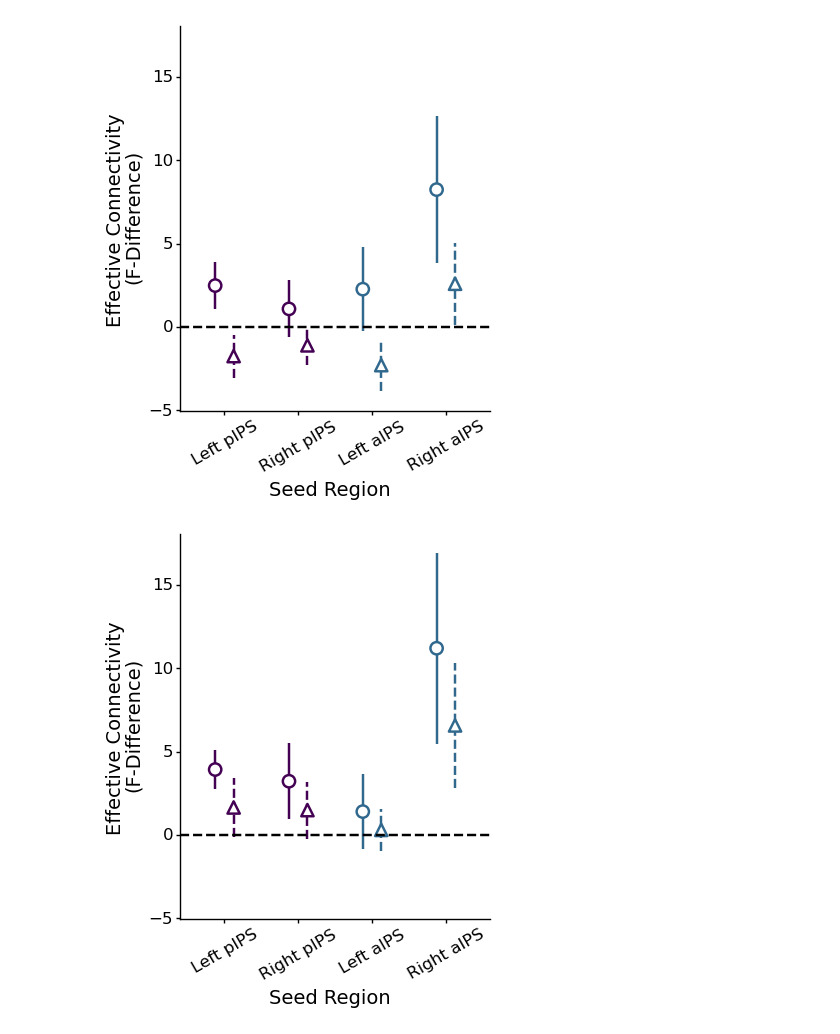
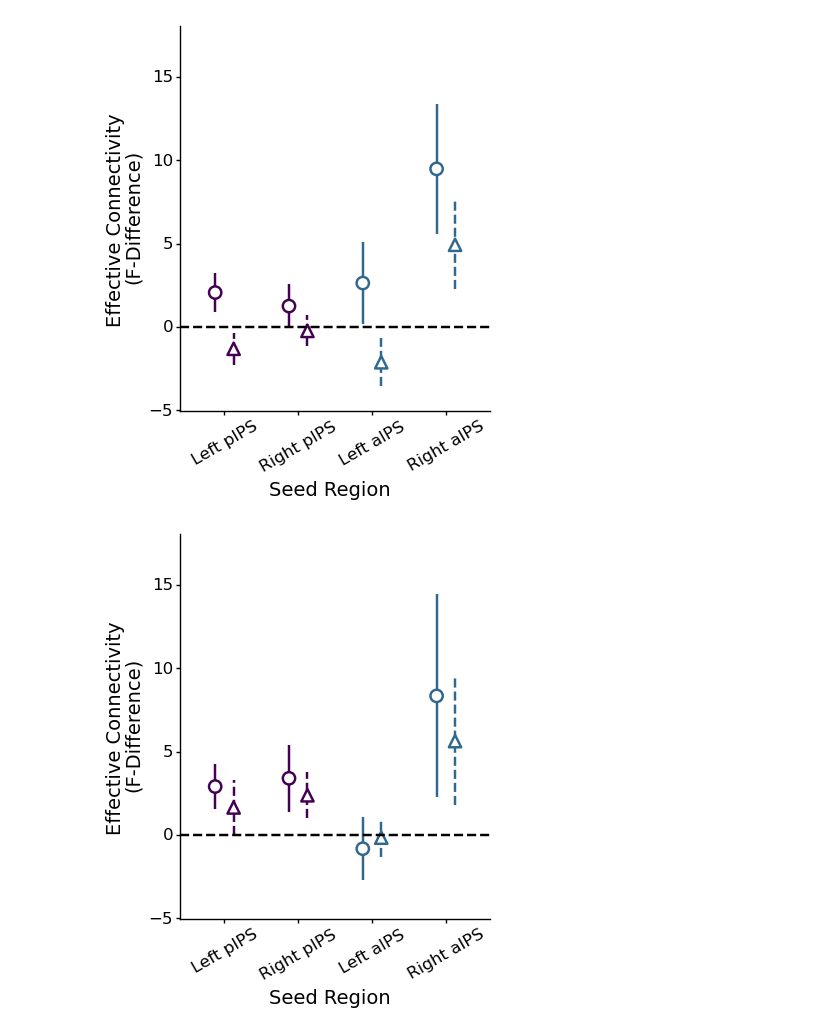
Before and after one commit to vayzenb/docnet, a Jupyter notebook: fmri/exp1_create_figures.ipynb, the cells around one changed output. Drawn from its saved outputs; the diff is of its cells as text; code cells hidden in the pictures.

Commit message:
added supplemental results

```diff
--- a/fmri/exp1_create_figures.ipynb
+++ b/fmri/exp1_create_figures.ipynb
@@ -11,7 +11,7 @@ import pdb
 import os
 # %%
 study = "spaceloc"
-subj_list = list(range(1001, 1013)) + list(2013,2018)
+subj_list = list(range(1001, 1013)) + list(range(2013,2019))
 study_dir = f"/lab_data/behrmannlab/vlad/{study}"
 fig_dir = f'/user_data/vayzenbe/GitHub_Repos/docnet/figures'
 results_dir = f'/user_data/vayzenbe/GitHub_Repos/docnet/results'
@@ -114,0 +117,36 @@ for rr in ventral_rois:
+# %%
+"""
+plot PPI
+"""
+analysis = 'ppi'
+dorsal_rois =  ['lPPC_spaceloc', 'rPPC_spaceloc','lAPC_spaceloc', 'rAPC_spaceloc', 'lAPC_distloc']
+ventral_rois = ['lLO_toolloc', 'rLO_toolloc']
+roi_names = ['Left pIPS', 'Right pIPS', 'Left aIPS','Right aIPS', 'Allocentric']
+roi_pos = ['posterior', 'posterior', 'anterior', 'anterior', 'Distance']
+
+for rr in ventral_rois:
+
+    summary_df = pd.DataFrame(columns = ["ROI",'LOC' "FC", "SE"])
+    summary_df['ROI'] = roi_names
+    summary_df['LOC'] = roi_pos
+
+    df = pd.read_csv(f"{results_dir}/{analysis}/{rr}_fc{file_suf}.csv")
+    df = df[dorsal_rois]
+    #df.columns = cond_names
+    summary_df['FC'] = df.mean().to_list()
+    summary_df['SE'] = df.sem().to_list()
+
+    summary_df['ROI'] = pd.Categorical(summary_df['ROI'], categories = roi_names, ordered = False)
+
+    plot = ggplot(summary_df, aes(x='ROI', y='FC',color = 'LOC')) + geom_linerange(aes(x='ROI',  ymax = f'FC + SE', ymin = f'FC - SE'), size = 1) + \
+            geom_point(shape = 'o', size = 4, fill = 'White', stroke = 1) + ylim(0, .04) + \
+            theme_classic() + xlab('Seed Region') + ylab('Functional Connectivity \n(Fisher-Z)') + \
+                scale_color_manual(values = [ '#33B778', '#31688E','#440154']) + \
+                theme(text = element_text(color ='black'), axis_text_x= element_text(angle = 30, size = 12),axis_text_y= element_text(size = 12),axis_title=element_text(size = 14),
+                                                                                axis_line=element_line(),
+                                                                                panel_border=element_blank(),
+                                                                                legend_position = "none",
+                                                                                figure_size = (4, 5))
+
+    print(plot)
+    plot.save(f'{fig_dir}/{analysis}/{rr}_ppi_point{file_suf}.png', width=4, height=5, dpi = 300)
@@ -117,7 +158,7 @@ for rr in ventral_rois:
 Create SpaceLoc GCA plot
 """
 analysis = 'gca'
-df = pd.read_csv(f"{results_dir}/{analysis}/all_roi_summary.csv")
+df = pd.read_csv(f"{results_dir}/{analysis}/all_roi_summary{file_suf}.csv")
 
 tsk = 'spaceloc'
 dorsal_rois =  ['lPPC', 'rPPC','lAPC', 'rAPC']
@@ -136,34 +177,34 @@ summary_df['COND'] = cond_names
 
 
 for vr in ventral_rois:
     roi_means = []
     roi_sems = []
     for dr in dorsal_rois:
         for cc in conds:
             roi_means.append(df[f'{tsk}_{cc}_{dr}_{vr}'].mean())
             roi_sems.append(df[f'{tsk}_{cc}_{dr}_{vr}'].sem())
 
     summary_df['GC'] = roi_means
     summary_df['SE'] = roi_sems
 
     summary_df['ROI'] = pd.Categorical(summary_df['ROI'], categories = roi_names_cat, ordered = False)
     summary_df['COND'] = pd.Categorical(summary_df['COND'], categories = cond_names_cat, ordered = False)
 
 
     plot = ggplot(summary_df, aes(x='ROI', y='GC',color = 'LOC')) + geom_linerange(aes(x='ROI',  ymax = 'GC + SE', ymin = 'GC - SE', linetype = 'COND'), size = 1,position=position_dodge2(width=.5)) + \
             geom_point(aes(shape = 'COND'), size = 4, fill = 'White', stroke = 1,position=position_dodge2(width=.5)) + ylim(-4, 17) + \
             scale_color_manual(values = [ '#31688E','#440154']) + \
             theme_classic() + xlab('Seed Region') + ylab('Effective Connectivity \n(F-Difference)') + \
                 geom_hline(yintercept=0,linetype='dashed', size = 1) + \
                 theme(text = element_text(color ='black'), axis_text_x= element_text(angle = 30, size = 12),axis_text_y= element_text(size = 12),axis_title=element_text(size = 14),
                                                                                 axis_line=element_line(),
                                                                                 panel_border=element_blank(),
                                                                                 figure_size = (4, 5),
                                                                                 legend_position = "none")
 
     print(plot)
-    plot.save(f'{fig_dir}/{analysis}/{vr}_gca.png', width=4, height=5, dpi = 300)
+    plot.save(f'{fig_dir}/{analysis}/{vr}_gca{file_suf}.png', width=4, height=5, dpi = 300)
 # %% [output]
-[figure, old version]
+[figure, new version]
-[figure, old version]
+[figure, new version]
 # %%
```
Also changed, not shown: parts of 6 cells of this notebook, 38 other files.
